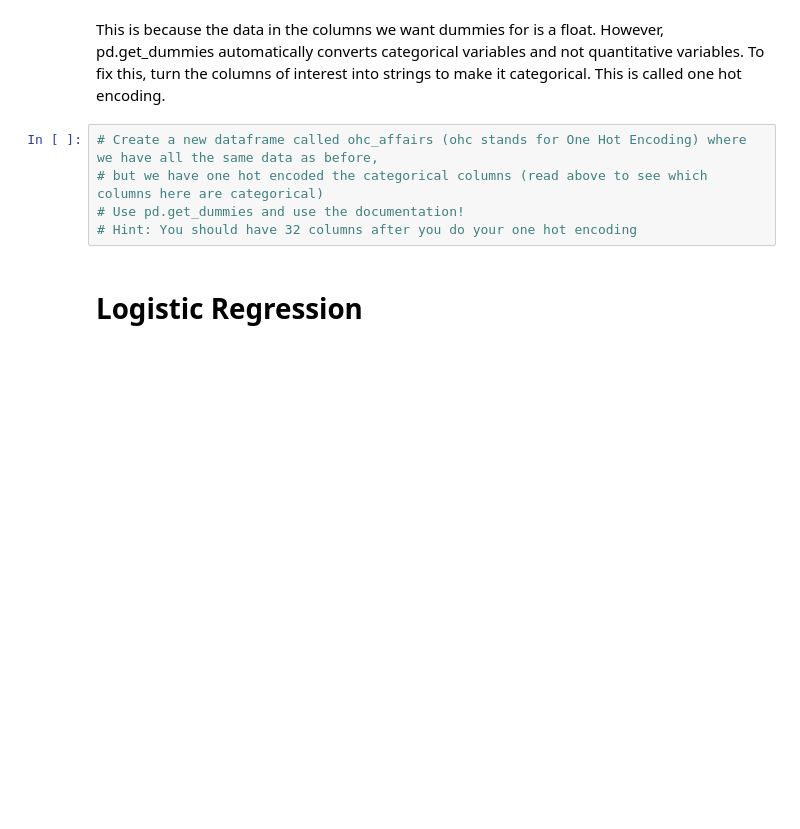
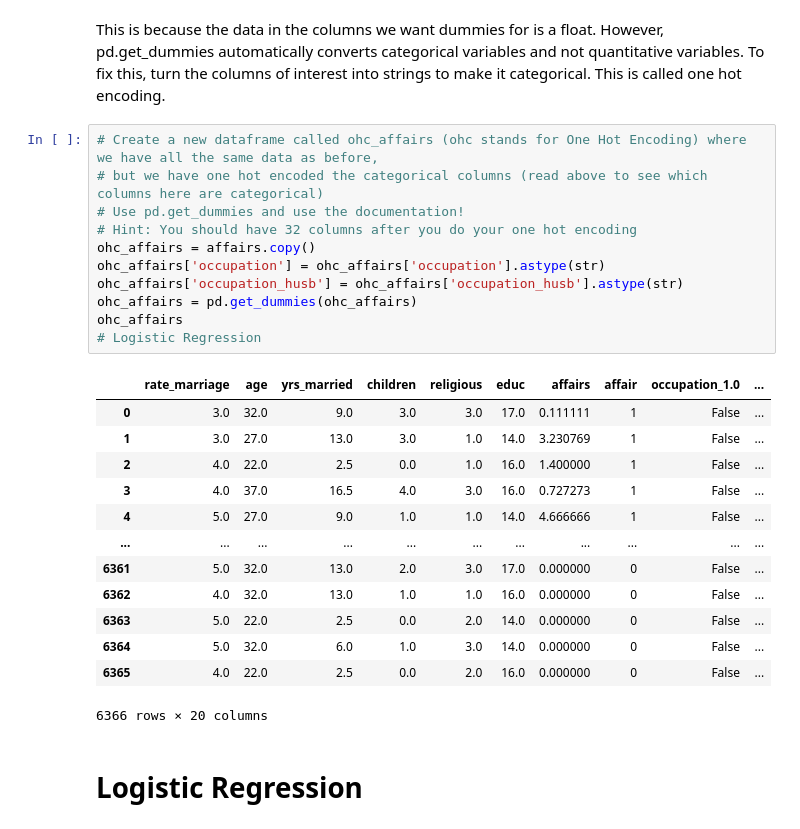
Before and after one commit to kyun33/JCP26Notebooks, a Jupyter notebook: Week_5_Logistic_Regression_Decision_Trees.ipynb, the cells around one changed output. Drawn from its saved outputs; the diff is of its cells as text; blank space fills up the shorter version.

```diff
--- a/Week_5_Logistic_Regression_Decision_Trees.ipynb
+++ b/Week_5_Logistic_Regression_Decision_Trees.ipynb
@@ -86,8 +163,28 @@ This is because the data in the columns we want dummies for is a float. However,
 # %%
 # Create a new dataframe called ohc_affairs (ohc stands for One Hot Encoding) where we have all the same data as before,
 # but we have one hot encoded the categorical columns (read above to see which columns here are categorical)
 # Use pd.get_dummies and use the documentation!
 # Hint: You should have 32 columns after you do your one hot encoding
+ohc_affairs = affairs.copy()
+ohc_affairs['occupation'] = ohc_affairs['occupation'].astype(str)
+ohc_affairs['occupation_husb'] = ohc_affairs['occupation_husb'].astype(str)
+ohc_affairs = pd.get_dummies(ohc_affairs)
+ohc_affairs
+# Logistic Regression
+# %% [output]
+|  | rate_marriage | age | yrs_married | children | religious | educ | affairs | affair | occupation_1.0 | ... |
+| 0 | 3.0 | 32.0 | 9.0 | 3.0 | 3.0 | 17.0 | 0.111111 | 1 | False | ... |
+| 1 | 3.0 | 27.0 | 13.0 | 3.0 | 1.0 | 14.0 | 3.230769 | 1 | False | ... |
+| 2 | 4.0 | 22.0 | 2.5 | 0.0 | 1.0 | 16.0 | 1.400000 | 1 | False | ... |
+| 3 | 4.0 | 37.0 | 16.5 | 4.0 | 3.0 | 16.0 | 0.727273 | 1 | False | ... |
+| 4 | 5.0 | 27.0 | 9.0 | 1.0 | 1.0 | 14.0 | 4.666666 | 1 | False | ... |
+| ... | ... | ... | ... | ... | ... | ... | ... | ... | ... | ... |
+| 6361 | 5.0 | 32.0 | 13.0 | 2.0 | 3.0 | 17.0 | 0.000000 | 0 | False | ... |
+| 6362 | 4.0 | 32.0 | 13.0 | 1.0 | 1.0 | 16.0 | 0.000000 | 0 | False | ... |
+| 6363 | 5.0 | 22.0 | 2.5 | 0.0 | 2.0 | 14.0 | 0.000000 | 0 | False | ... |
+| 6364 | 5.0 | 32.0 | 6.0 | 1.0 | 3.0 | 14.0 | 0.000000 | 0 | False | ... |
+| 6365 | 4.0 | 22.0 | 2.5 | 0.0 | 2.0 | 16.0 | 0.000000 | 0 | False | ... |
+6366 rows × 20 columns
 # %% [markdown]
 # Logistic Regression
 # %% [markdown]
```
Also changed, not shown: parts of 31 cells of this notebook.
